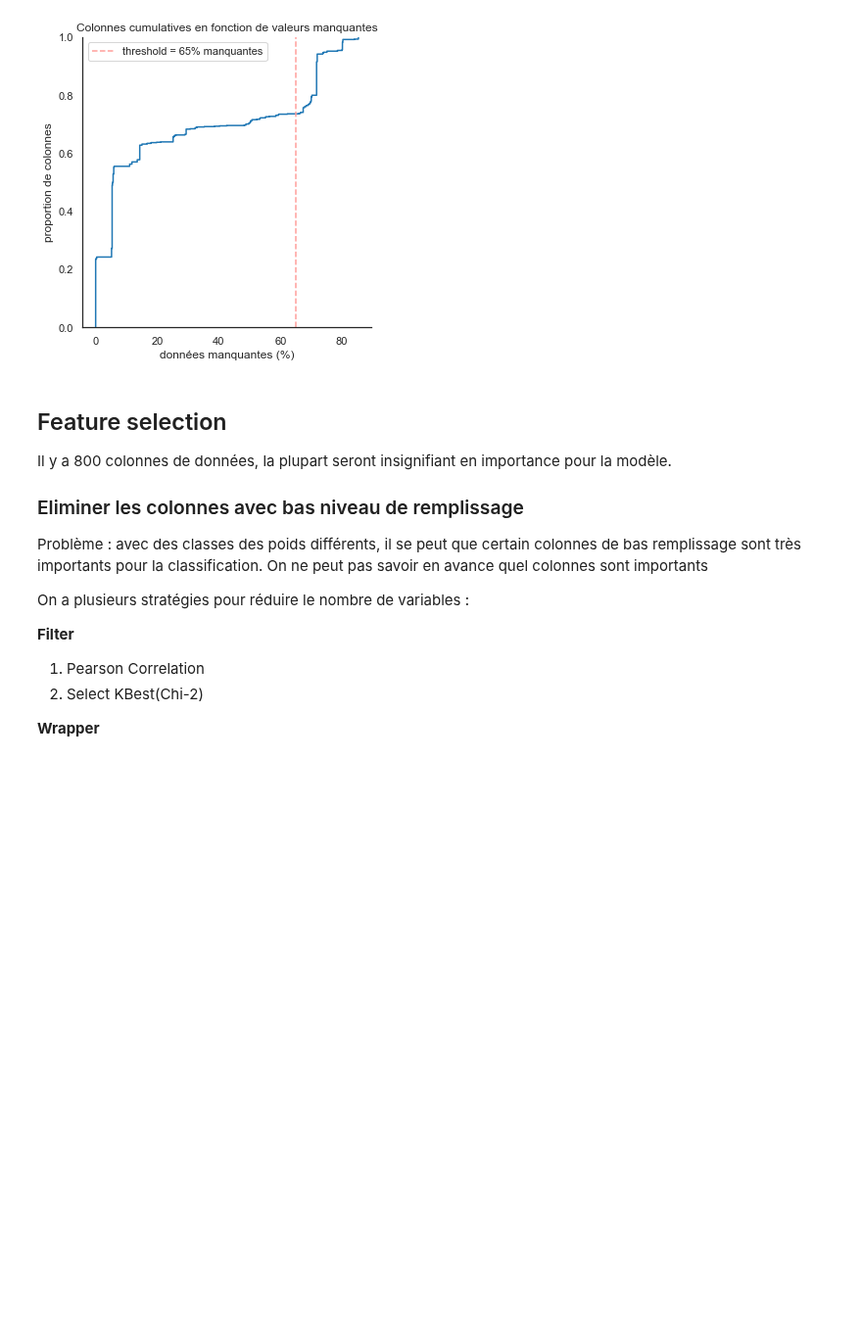
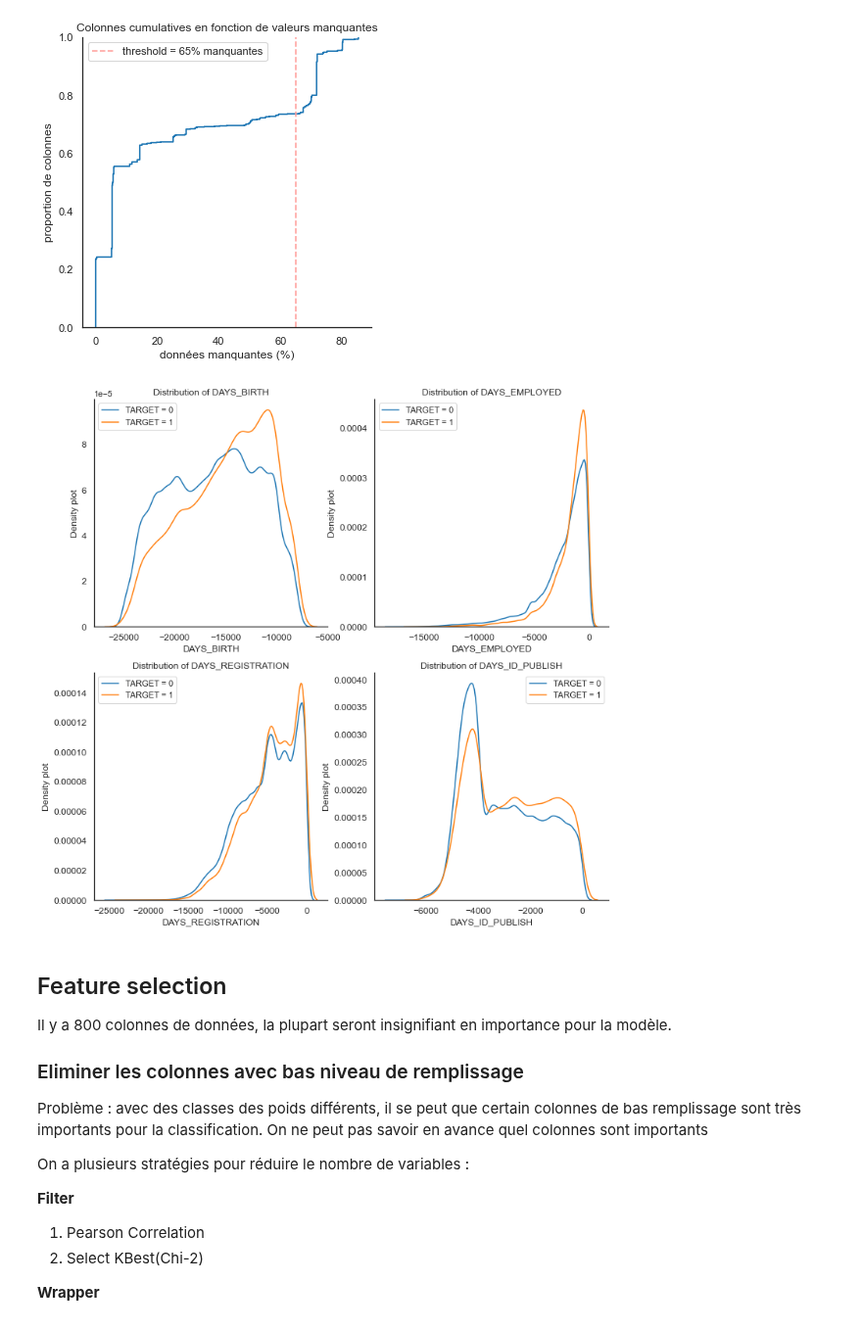
Before and after one commit to mrcreasey/oc-ds-p7-scoring-dashboard, a Jupyter notebook: code/P7_eda_nettoyage.ipynb, the cells around one changed output. Shown at 98% size. Saved outputs shown, nothing was run; the diff lists cells and outputs as text; code cells hidden in the pictures; blank space fills up the shorter version.

```diff
--- a/code/P7_eda_nettoyage.ipynb
+++ b/code/P7_eda_nettoyage.ipynb
@@ -981,6 +1043,10 @@ to_png()
 # %% [output]
 "Colonnes_cumulatives_en_fonction_de_valeurs_manquantes.png"
 [figure]
+# %%
+plot_distributions(df_data, ['DAYS_BIRTH', 'DAYS_EMPLOYED', 'DAYS_REGISTRATION', 'DAYS_ID_PUBLISH'])
+# %% [output]
+[figure, added]
 # %% [markdown]
 ## Feature selection
 
```
Also changed, not shown: parts of 12 cells of this notebook.
